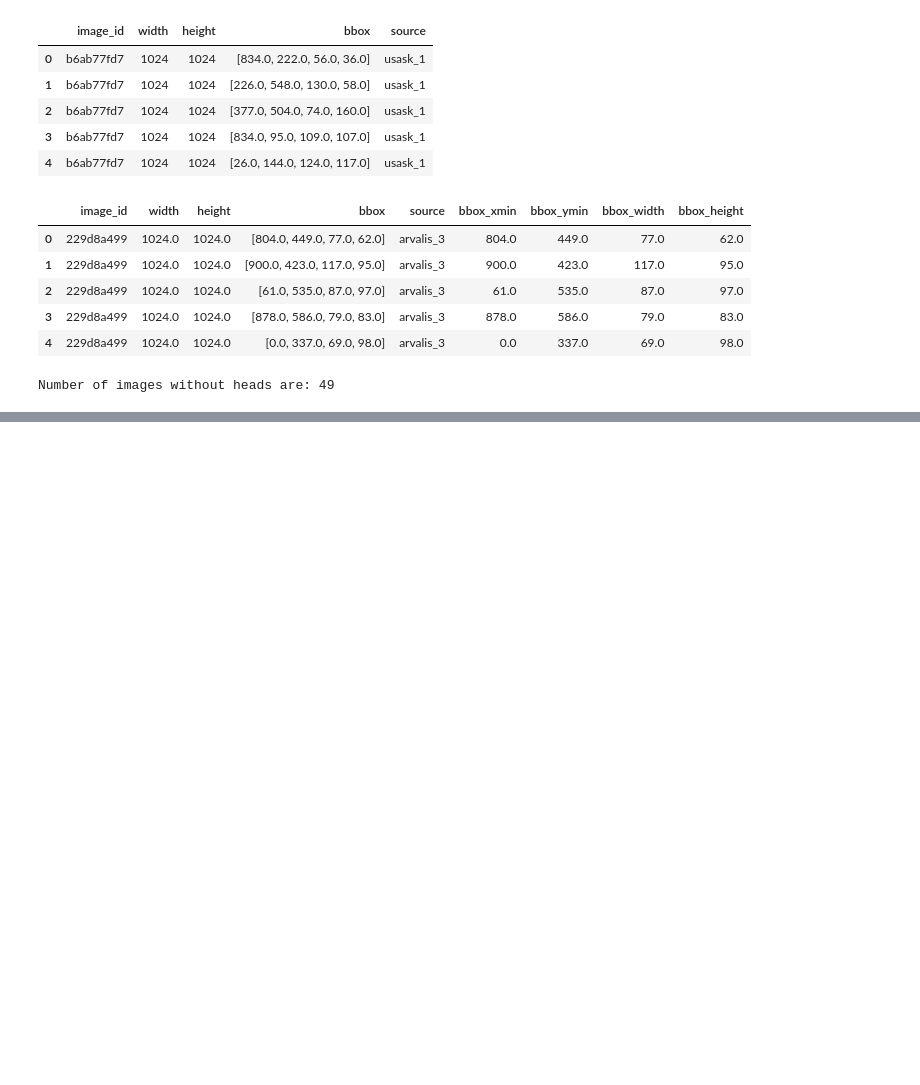
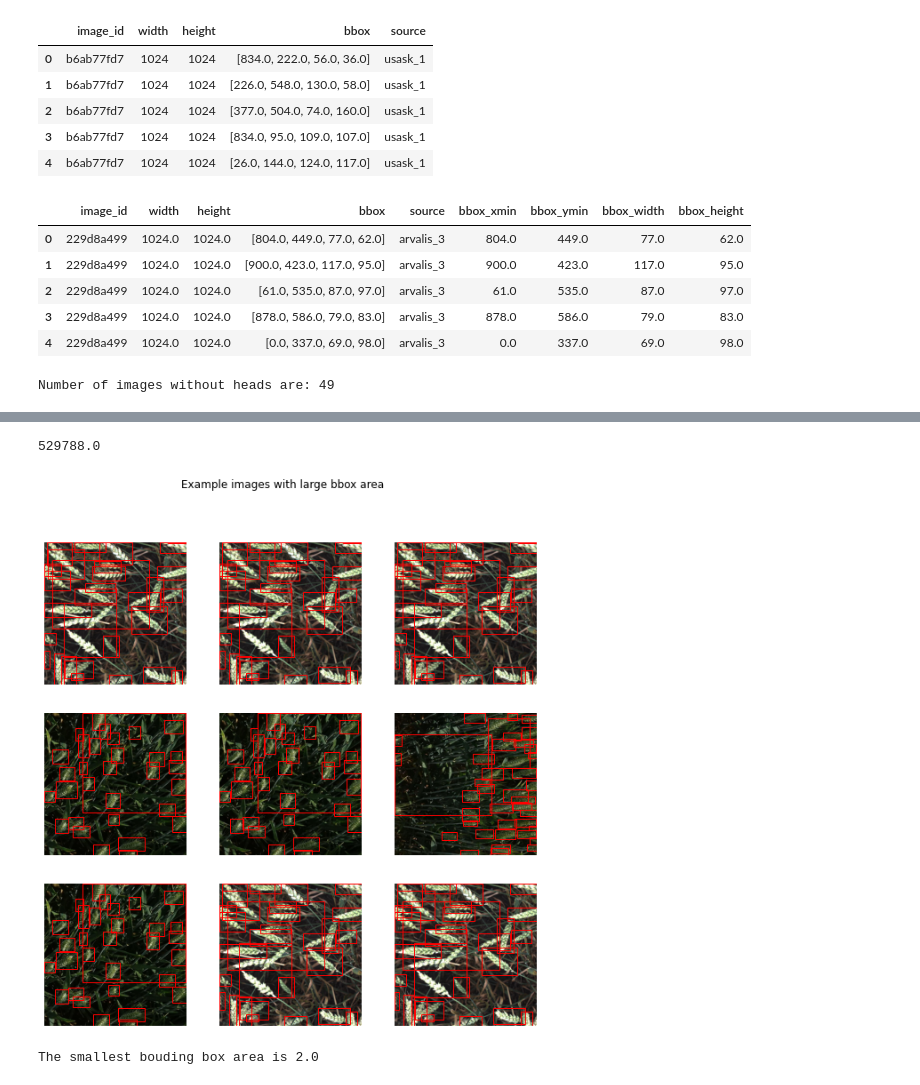
Before and after one commit to DhruvMakwana/Global-Wheat-Detection, a Jupyter notebook: Global_Wheat_Detection.ipynb, the cells around one changed output, grey strips where cells are left out. Drawn from its saved outputs; the diff is of its cells as text; code cells hidden in the pictures; blank space fills up the shorter version.

```diff
--- a/Global_Wheat_Detection.ipynb
+++ b/Global_Wheat_Detection.ipynb
@@ -142,0 +202,3 @@ plot_image_examples(training_images_dataframe)
+# %%
+# areas of bboxes
+training_images_dataframe['bbox_area'] = training_images_dataframe['bbox_width'] * training_images_dataframe['bbox_height']
@@ -142,0 +211,14 @@ plot_image_examples(training_images_dataframe)
+# %%
+training_images_dataframe.bbox_area.max()
+# %% [output]
+529788.0
+# %%
+large_boxes_ids = training_images_dataframe[training_images_dataframe['bbox_area'] > 200000].image_id
+plot_image_examples(training_images_dataframe[training_images_dataframe.image_id.isin(large_boxes_ids)], title='Example images with large bbox area')
+# %% [output]
+[figure, added]
+# %%
+min_area = training_images_dataframe[training_images_dataframe['bbox_area'] > 0].bbox_area.min()
+print('The smallest bouding box area is {}'.format(min_area))
+# %% [output]
+The smallest bouding box area is 2.0
```
Also changed, not shown: parts of 13 cells of this notebook.
